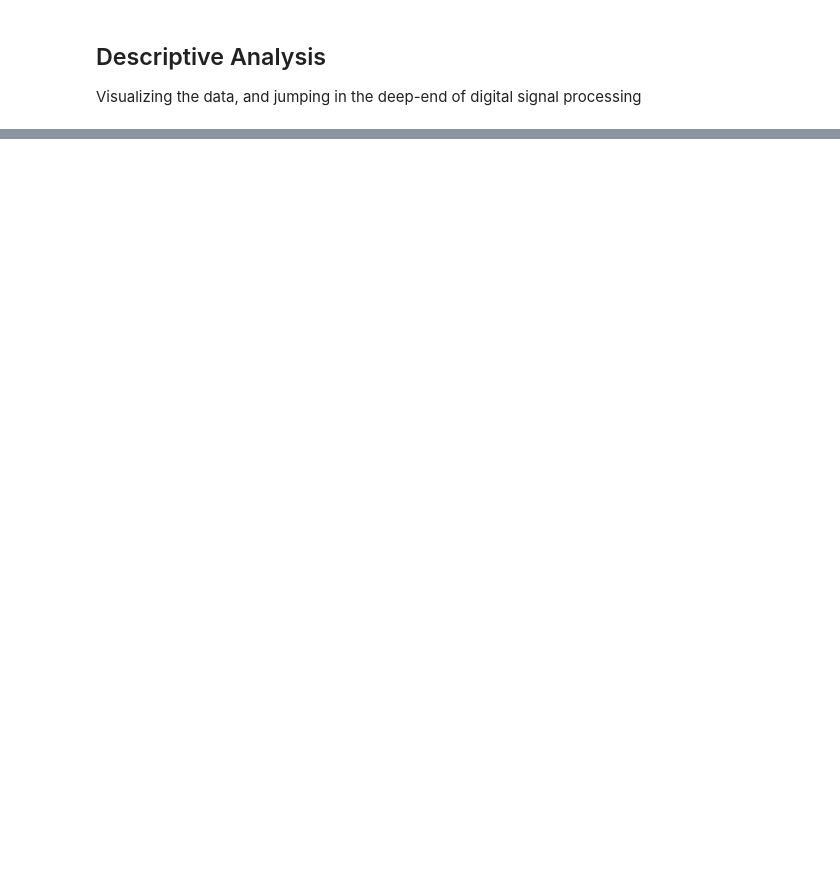
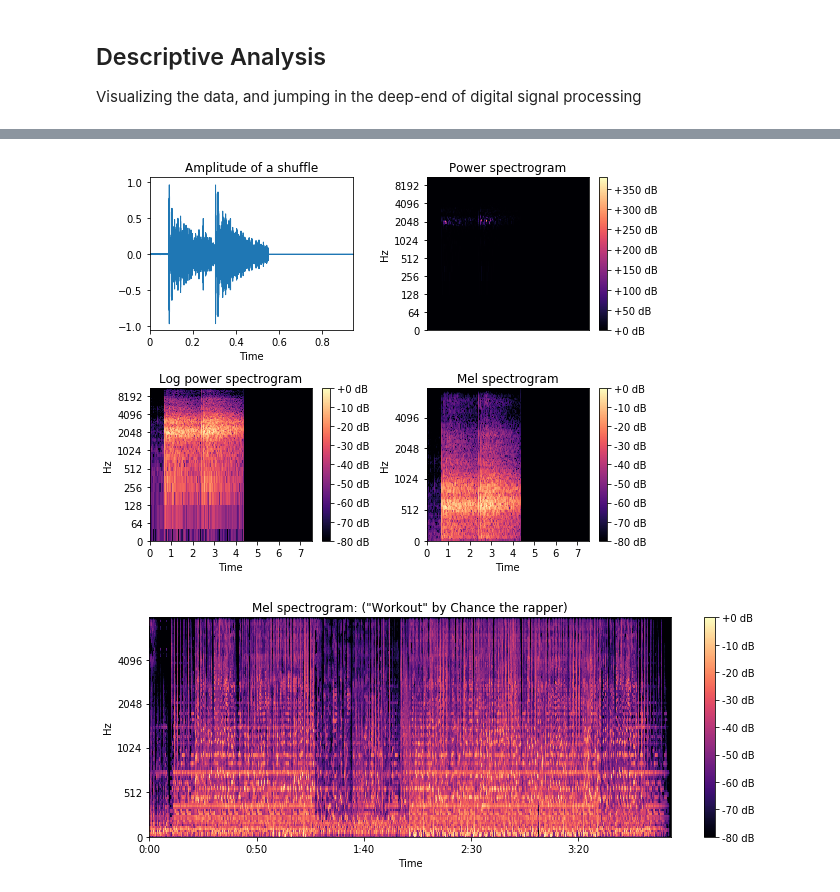
Before and after one commit to KatieBSC/TapDanceDecoder, a Jupyter notebook: notebooks/Presentation.ipynb, the cells around one changed output, grey strips where cells are left out. Drawn from its saved outputs; the diff is of its cells as text; code cells hidden in the pictures; blank space fills up the shorter version.

Commit message:
cleaned up notebooks, finished presentation

```diff
--- a/notebooks/Presentation.ipynb
+++ b/notebooks/Presentation.ipynb
@@ -50,0 +75,47 @@ Visualizing the data, and jumping in the deep-end of digital signal processing
+# %%
+y, sr = librosa.load('../../../Source/Clean_train_clips/Train_augment_pad/Shuffle/1/1_.wav')
+D = np.abs(librosa.stft(y, n_fft=256))
+
+# Wave plot
+plt.figure(figsize=(8,6))
+plt.subplot(221)
+librosa.display.waveplot(y, sr=sr)
+plt.title('Amplitude of a shuffle')
+
+
+# Power spectrogram where D = |STFT(y)|
+plt.subplot(222)
+librosa.display.specshow(D**2, sr=sr, y_axis='log')
+plt.colorbar(format='%+2.0f dB')
+plt.title('Power spectrogram')
+
+# Log power with power_to_db
+plt.subplot(223)
+librosa.display.specshow(librosa.amplitude_to_db(D,ref=np.max),sr=sr, y_axis='log', x_axis='time')
+plt.title('Log power spectrogram')
+plt.colorbar(format='%+2.0f dB')
+
+# Mel spectrogram
+plt.subplot(224)
+librosa.display.specshow(librosa.power_to_db(D**2,ref=np.max),
+                         y_axis='mel', fmax=8000, x_axis='time')
+plt.colorbar(format='%+2.0f dB')
+plt.title('Mel spectrogram');
+plt.tight_layout()
+
+
+
+y, sr = librosa.load('../../../workout.wav')
+D = np.abs(librosa.stft(y))**2
+S = librosa.feature.melspectrogram(S=D)
+
+
+plt.figure(figsize=(10, 4))
+librosa.display.specshow(librosa.power_to_db(S=S,ref=np.max),
+                         y_axis='mel', fmax=8000, x_axis='time')
+plt.colorbar(format='%+2.0f dB')
+plt.title('Mel spectrogram: ("Workout" by Chance the rapper)')
+plt.tight_layout()
+# %% [output]
+[figure, added]
+[figure, added]
```
Also changed, not shown: parts of 52 cells of this notebook, 4 other files.
